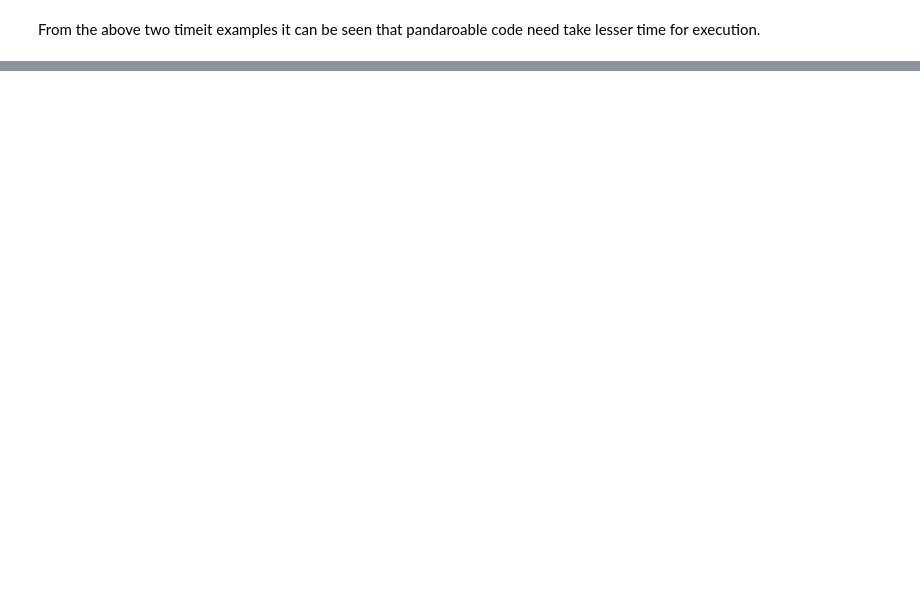
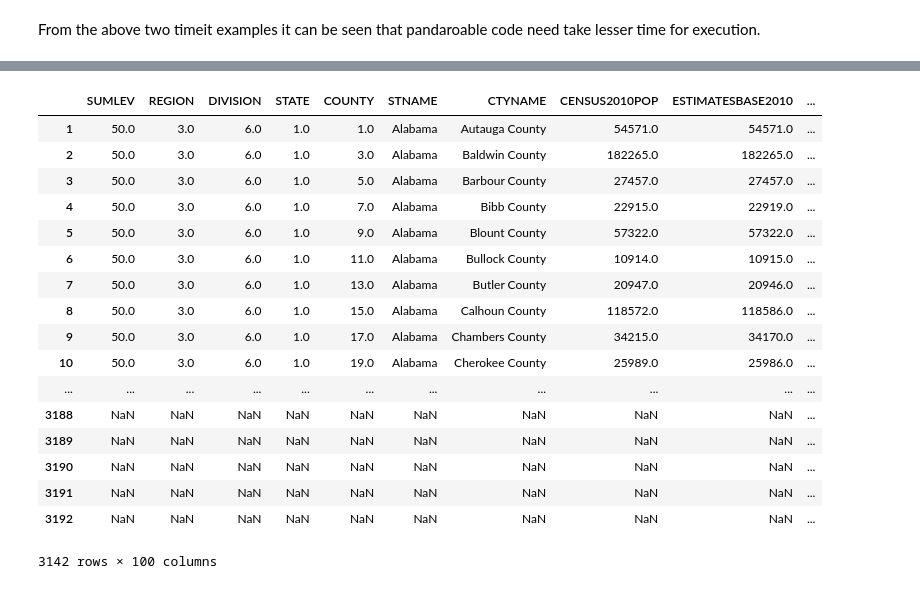
Before and after one commit to kvkarthikvenkateshan/my_learning, a Jupyter notebook: Learning_log1.ipynb, the cells around one changed output, grey strips where cells are left out. Drawn from its saved outputs; the diff is of its cells as text; code cells hidden in the pictures; blank space fills up the shorter version.

```diff
--- a/Learning_log1.ipynb
+++ b/Learning_log1.ipynb
@@ -1186,0 +1316,6 @@ df = pd.DataFrame()
+# %%
+import pandas as pd
+import numpy as np
+df = pd.read_csv('census.csv')
+df = df[df['SUMLEV']==50]
+df
@@ -1186,0 +1341,21 @@ df = pd.DataFrame()
+# %%
+df.where(df['STNAME']=='Alabama')
+# %% [output]
+|  | SUMLEV | REGION | DIVISION | STATE | COUNTY | STNAME | CTYNAME | CENSUS2010POP | ESTIMATESBASE2010 | ... |
+| 1 | 50.0 | 3.0 | 6.0 | 1.0 | 1.0 | Alabama | Autauga County | 54571.0 | 54571.0 | ... |
+| 2 | 50.0 | 3.0 | 6.0 | 1.0 | 3.0 | Alabama | Baldwin County | 182265.0 | 182265.0 | ... |
+| 3 | 50.0 | 3.0 | 6.0 | 1.0 | 5.0 | Alabama | Barbour County | 27457.0 | 27457.0 | ... |
+| 4 | 50.0 | 3.0 | 6.0 | 1.0 | 7.0 | Alabama | Bibb County | 22915.0 | 22919.0 | ... |
+| 5 | 50.0 | 3.0 | 6.0 | 1.0 | 9.0 | Alabama | Blount County | 57322.0 | 57322.0 | ... |
+| 6 | 50.0 | 3.0 | 6.0 | 1.0 | 11.0 | Alabama | Bullock County | 10914.0 | 10915.0 | ... |
+| 7 | 50.0 | 3.0 | 6.0 | 1.0 | 13.0 | Alabama | Butler County | 20947.0 | 20946.0 | ... |
+| 8 | 50.0 | 3.0 | 6.0 | 1.0 | 15.0 | Alabama | Calhoun County | 118572.0 | 118586.0 | ... |
+| 9 | 50.0 | 3.0 | 6.0 | 1.0 | 17.0 | Alabama | Chambers County | 34215.0 | 34170.0 | ... |
+| 10 | 50.0 | 3.0 | 6.0 | 1.0 | 19.0 | Alabama | Cherokee County | 25989.0 | 25986.0 | ... |
+| ... | ... | ... | ... | ... | ... | ... | ... | ... | ... | ... |
+| 3188 | NaN | NaN | NaN | NaN | NaN | NaN | NaN | NaN | NaN | ... |
+| 3189 | NaN | NaN | NaN | NaN | NaN | NaN | NaN | NaN | NaN | ... |
+| 3190 | NaN | NaN | NaN | NaN | NaN | NaN | NaN | NaN | NaN | ... |
+| 3191 | NaN | NaN | NaN | NaN | NaN | NaN | NaN | NaN | NaN | ... |
+| 3192 | NaN | NaN | NaN | NaN | NaN | NaN | NaN | NaN | NaN | ... |
+3142 rows × 100 columns
```
Also changed, not shown: parts of 34 cells of this notebook.
